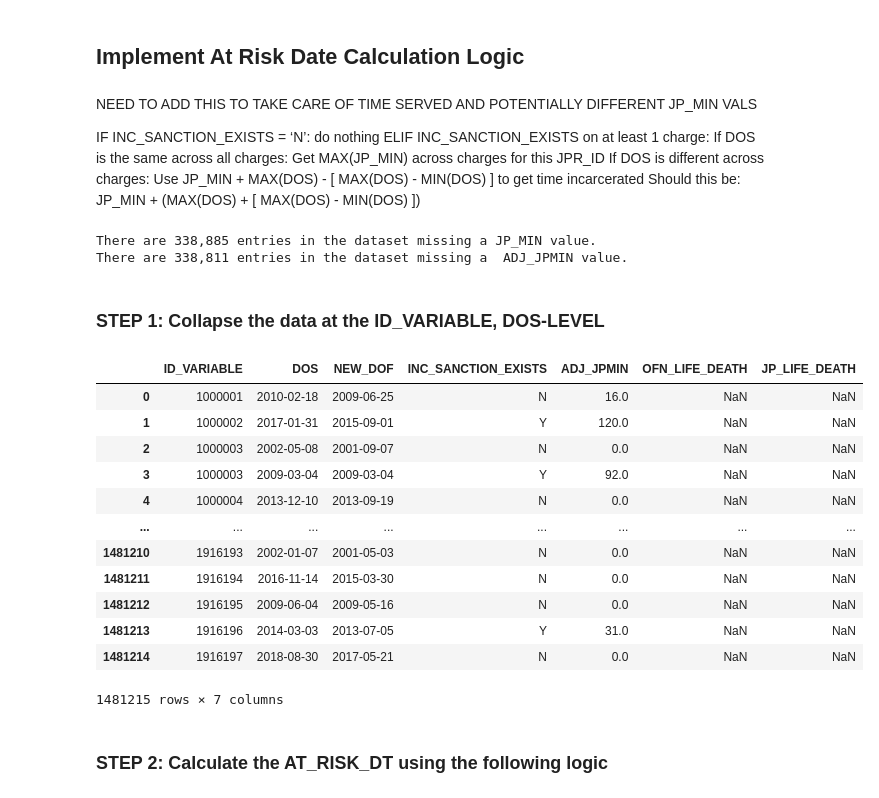
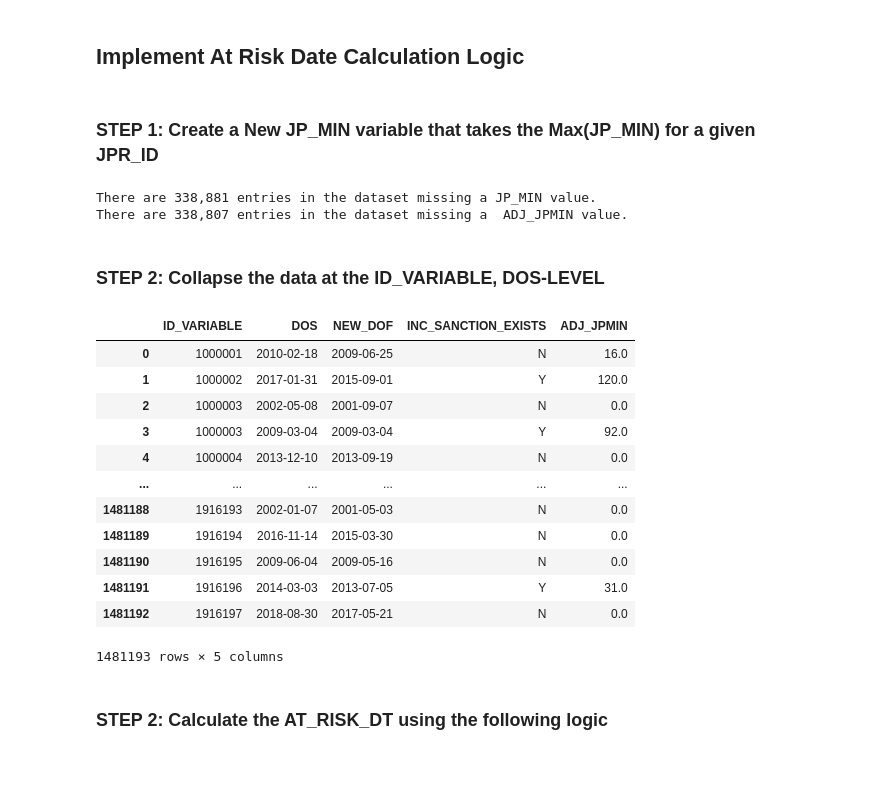
Before and after one commit to aud-z/PA_sentencing, a Jupyter notebook: data_cleaning_pipeline.ipynb, the cells around one changed output. Saved outputs shown, nothing was run; the diff lists cells and outputs as text; code cells hidden in the pictures; blank space fills up the shorter version.

```diff
--- a/data_cleaning_pipeline.ipynb
+++ b/data_cleaning_pipeline.ipynb
@@ -264,9 +118,15 @@ Before DOF <= DOS correction there were 2,593,636 rows and after cleaning there
 # %% [markdown]
 ## Clean Missing PRS Score
 # %%
+before_length = len(df)
 #subset to just the id variables with a PRS score missing
-# id_varswith_prsmissing= set(df[df.prs.isnull()].id_variable)
-# #remove id vars with missing PRS
-# df_prs_notaffected = df[~df.id_variable.isin(id_varswith_prsmissing)]
-# #reassign to working dataframe
-# df = df_prs_notaffected
+id_varswith_prsmissing= set(df[df.PRS.isnull()].ID_VARIABLE)
+
+#remove id vars with missing PRS
+df_prs_notaffected = df[~df.ID_VARIABLE.isin(id_varswith_prsmissing)]
+
+#reassign to working dataframe
+df = df_prs_notaffected
+
+after_length = len(df)
+print("Before PRS correction there were {:,} rows and after cleaning there were {:,} rows. A change of {:,} rows and {} people.".format(before_length, after_length, before_length - after_length, len(id_varswith_prsmissing)))
@@ -273,7 +134,0 @@ Before DOF <= DOS correction there were 2,593,636 rows and after cleaning there
-# %%
-# PRS SCORE CLEANING - removes only the rows where the PRS score is missing not the entire individual
-before_length = len(df)
-df = df.loc[df['PRS'].notnull()]
-after_length = len(df)
-
-print("Before PRS correction there were {:,} rows and after cleaning there were {:,} rows. A change of {:,}.".format(before_length, after_length, before_length - after_length))
@@ -307,58 +160,50 @@ After the JP_CC_BUG correction there are 2,562,426 rows.
 # %% [markdown]
 ## Implement At Risk Date Calculation Logic
-# %% [markdown]
-NEED TO ADD THIS TO TAKE CARE OF TIME SERVED AND POTENTIALLY DIFFERENT JP_MIN VALS
-
-IF INC_SANCTION_EXISTS = ‘N’: do nothing
-ELIF INC_SANCTION_EXISTS on at least 1 charge:
-If DOS is the same across all charges:
-Get MAX(JP_MIN) across charges for this JPR_ID
-If DOS is different across charges:
-Use JP_MIN + MAX(DOS) - [ MAX(DOS) - MIN(DOS) ] to get time incarcerated
-Should this be: JP_MIN + (MAX(DOS) + [ MAX(DOS) - MIN(DOS) ])
+# %% [markdown]
+### **STEP 1:** Create a New JP_MIN variable that takes the Max(JP_MIN) for a given JPR_ID
 # %%
 #Fix Issues with the missing JP_MIN
 num_missing_jp_min = len(df.loc[pd.isna(df["JP_MIN"])]) #[["JPR_ID", "JP_MIN"]]
 print("There are {:,} entries in the dataset missing a JP_MIN value.".format(num_missing_jp_min))
 
-df["ADJ_JPMIN"] = df.groupby(["JPR_ID"])["JP_MIN"].transform("min")
-
-#df.head()[["JPR_ID", "JP_MIN", "ADJ_JPMIN"]]
+df["ADJ_JPMIN"] = df.groupby(["JPR_ID"])["JP_MIN"].transform("max")
 
 num_missing_jp_min = len(df.loc[pd.isna(df["ADJ_JPMIN"])]) #[["JPR_ID", "JP_MIN"]]
 print("There are {:,} entries in the dataset missing a  ADJ_JPMIN value.".format(num_missing_jp_min))
 # %% [output]
-There are 338,885 entries in the dataset missing a JP_MIN value.
-There are 338,811 entries in the dataset missing a  ADJ_JPMIN value.
+There are 338,881 entries in the dataset missing a JP_MIN value.
+There are 338,807 entries in the dataset missing a  ADJ_JPMIN value.
 # %% [markdown]
-### **STEP 1**: Collapse the data at the ID_VARIABLE, DOS-LEVEL
+### **STEP 2**: Collapse the data at the ID_VARIABLE, DOS-LEVEL
 # %%
 df_collapsed = df.copy()
 
 # #get the max values of the OGS and JP_MIN values -- possibly further adjustments need to be at this level
 df_collapsed['OGS'] = df_collapsed.groupby(["ID_VARIABLE", "DOS"])["OGS"].transform(max)
-df_collapsed["ADJ_JPMIN"] = df_collapsed.groupby(["ID_VARIABLE", "DOS"])["ADJ_JPMIN"].transform(max)
+
+#df_collapsed["ADJ_JPMIN"] = df_collapsed.groupby(["ID_VARIABLE", "DOS"])["ADJ_JPMIN"].transform(max)
+#df_collapsed["PRS"] = df_collapsed.groupby(["ID_VARIABLE", "DOS"])["PRS"].transform(max)
+
 
 #collapse data to be at the id variable, DOS level (need to ungroup the data for the at_risk date calculation to work)
 df_collapsed = df_collapsed.copy().groupby(["ID_VARIABLE", "DOS"]).first().reset_index()
 
 #inspect the results
-df_collapsed[["ID_VARIABLE", "DOS", "NEW_DOF", "INC_SANCTION_EXISTS", "ADJ_JPMIN", "OFN_LIFE_DEATH", "JP_LIFE_DEATH"]]
-#df_collapsed.loc[df_collapsed["JP_LIFE_DEATH"] == "N"][["NEW_DOF", "INC_SANCTION_EXISTS", "ADJ_JPMIN", "OFN_LIFE_DEATH", "JP_LIFE_DEATH"]]
+df_collapsed[["ID_VARIABLE", "DOS", "NEW_DOF", "INC_SANCTION_EXISTS", "ADJ_JPMIN"]] #, "OFN_LIFE_DEATH", "JP_LIFE_DEATH"]]
 # %% [output]
-|  | ID_VARIABLE | DOS | NEW_DOF | INC_SANCTION_EXISTS | ADJ_JPMIN | OFN_LIFE_DEATH | JP_LIFE_DEATH |
-| 0 | 1000001 | 2010-02-18 | 2009-06-25 | N | 16.0 | NaN | NaN |
-| 1 | 1000002 | 2017-01-31 | 2015-09-01 | Y | 120.0 | NaN | NaN |
-| 2 | 1000003 | 2002-05-08 | 2001-09-07 | N | 0.0 | NaN | NaN |
-| 3 | 1000003 | 2009-03-04 | 2009-03-04 | Y | 92.0 | NaN | NaN |
-| 4 | 1000004 | 2013-12-10 | 2013-09-19 | N | 0.0 | NaN | NaN |
-| ... | ... | ... | ... | ... | ... | ... | ... |
-| 1481210 | 1916193 | 2002-01-07 | 2001-05-03 | N | 0.0 | NaN | NaN |
-| 1481211 | 1916194 | 2016-11-14 | 2015-03-30 | N | 0.0 | NaN | NaN |
-| 1481212 | 1916195 | 2009-06-04 | 2009-05-16 | N | 0.0 | NaN | NaN |
-| 1481213 | 1916196 | 2014-03-03 | 2013-07-05 | Y | 31.0 | NaN | NaN |
-| 1481214 | 1916197 | 2018-08-30 | 2017-05-21 | N | 0.0 | NaN | NaN |
+|  | ID_VARIABLE | DOS | NEW_DOF | INC_SANCTION_EXISTS | ADJ_JPMIN |
+| 0 | 1000001 | 2010-02-18 | 2009-06-25 | N | 16.0 |
+| 1 | 1000002 | 2017-01-31 | 2015-09-01 | Y | 120.0 |
+| 2 | 1000003 | 2002-05-08 | 2001-09-07 | N | 0.0 |
+| 3 | 1000003 | 2009-03-04 | 2009-03-04 | Y | 92.0 |
+| 4 | 1000004 | 2013-12-10 | 2013-09-19 | N | 0.0 |
+| ... | ... | ... | ... | ... | ... |
+| 1481188 | 1916193 | 2002-01-07 | 2001-05-03 | N | 0.0 |
+| 1481189 | 1916194 | 2016-11-14 | 2015-03-30 | N | 0.0 |
+| 1481190 | 1916195 | 2009-06-04 | 2009-05-16 | N | 0.0 |
+| 1481191 | 1916196 | 2014-03-03 | 2013-07-05 | Y | 31.0 |
+| 1481192 | 1916197 | 2018-08-30 | 2017-05-21 | N | 0.0 |
-1481215 rows × 7 columns
+1481193 rows × 5 columns
 # %% [markdown]
 ### **STEP 2:** Calculate the AT_RISK_DT using the following logic
 # %%
```
Also changed, not shown: parts of 35 cells of this notebook.
